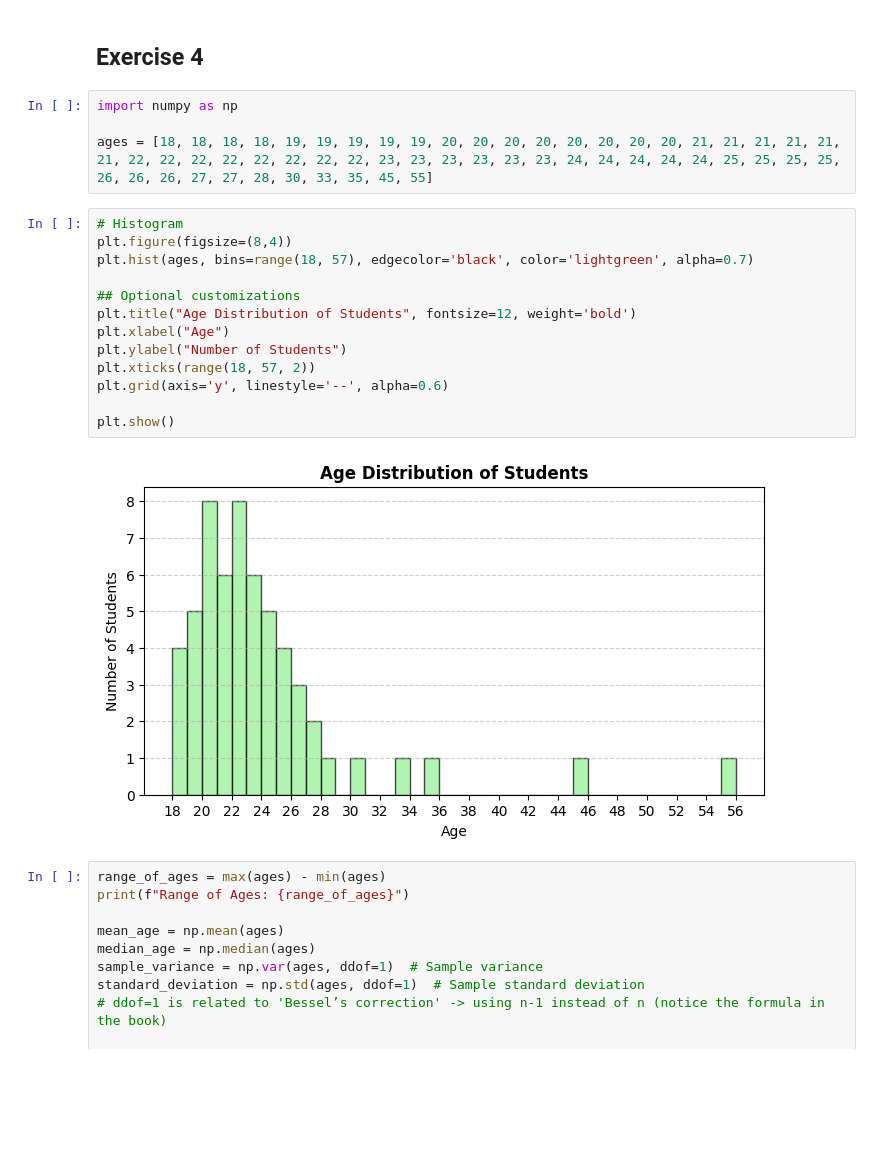
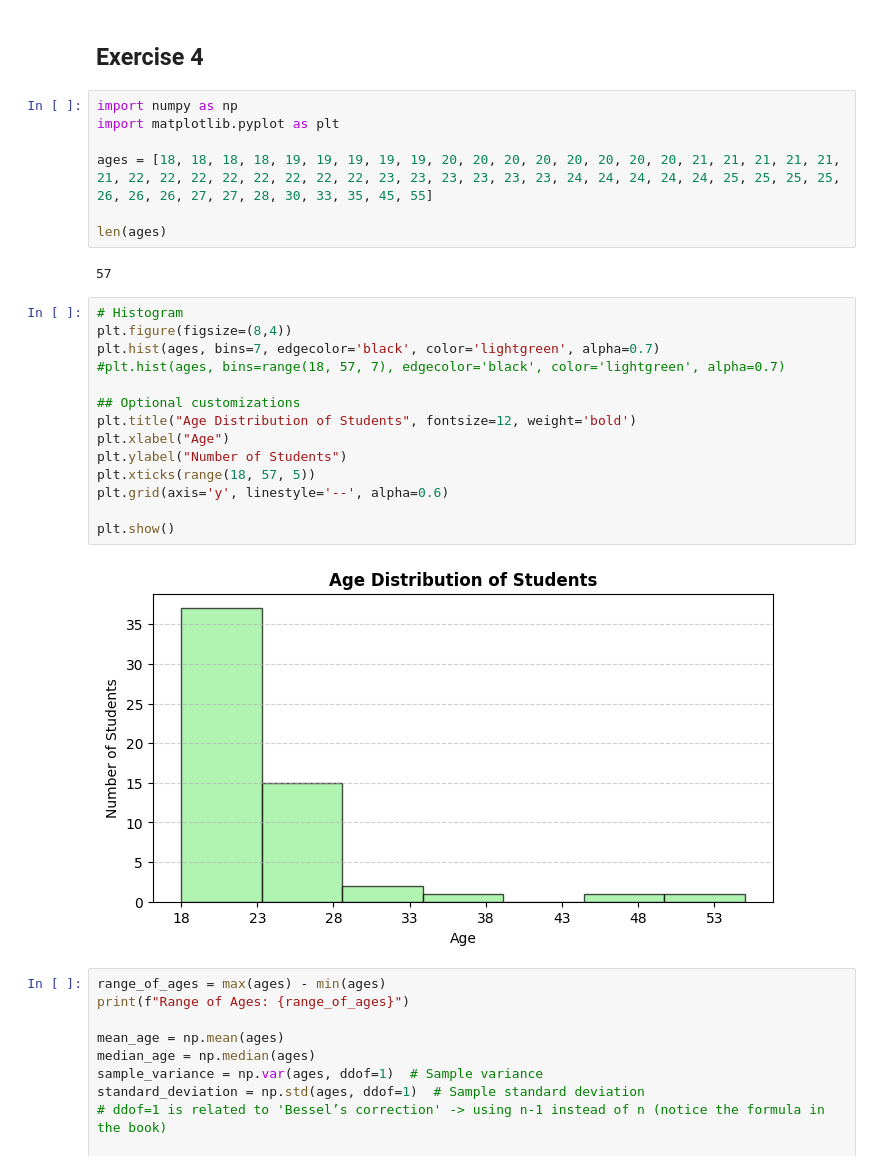
Before and after one commit to RBrooksDK/MSE1_25, a Jupyter notebook: 06/solutions06.ipynb, the cells around one changed output. Saved outputs shown, nothing was run; the diff lists cells and outputs as text; blank space fills up the shorter version.

```diff
--- a/06/solutions06.ipynb
+++ b/06/solutions06.ipynb
@@ -33,23 +33,29 @@ plt.show()
 ## Exercise 4
 # %%
 import numpy as np
+import matplotlib.pyplot as plt
 
 ages = [18, 18, 18, 18, 19, 19, 19, 19, 19, 20, 20, 20, 20, 20, 20, 20, 20, 21, 21, 21, 21, 21, 21, 22, 22, 22, 22, 22, 22, 22, 22, 23, 23, 23, 23, 23, 23, 24, 24, 24, 24, 24, 25, 25, 25, 25, 26, 26, 26, 27, 27, 28, 30, 33, 35, 45, 55]
+
+len(ages)
+# %% [output]
+57
 # %%
 # Histogram
 plt.figure(figsize=(8,4))
-plt.hist(ages, bins=range(18, 57), edgecolor='black', color='lightgreen', alpha=0.7)
+plt.hist(ages, bins=7, edgecolor='black', color='lightgreen', alpha=0.7)
+#plt.hist(ages, bins=range(18, 57, 7), edgecolor='black', color='lightgreen', alpha=0.7)
 
 ## Optional customizations
 plt.title("Age Distribution of Students", fontsize=12, weight='bold')
 plt.xlabel("Age")
 plt.ylabel("Number of Students")
-plt.xticks(range(18, 57, 2))
+plt.xticks(range(18, 57, 5))
 plt.grid(axis='y', linestyle='--', alpha=0.6)
 
 plt.show()
 # %% [output]
-[figure, old version]
+[figure, new version]
 # %%
 range_of_ages = max(ages) - min(ages)
 print(f"Range of Ages: {range_of_ages}")
```
Also changed, not shown: parts of 3 cells of this notebook, 1 other file.
